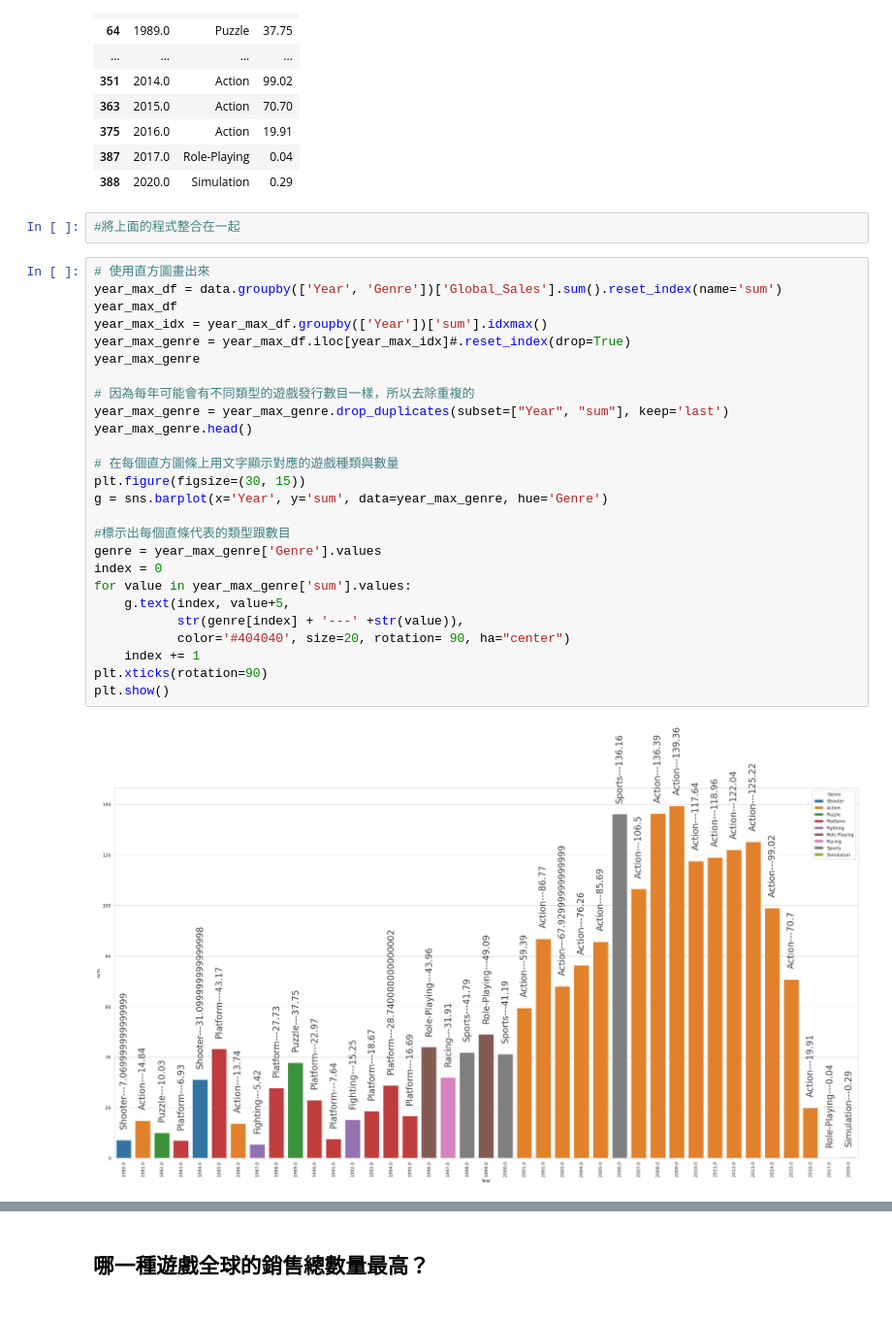
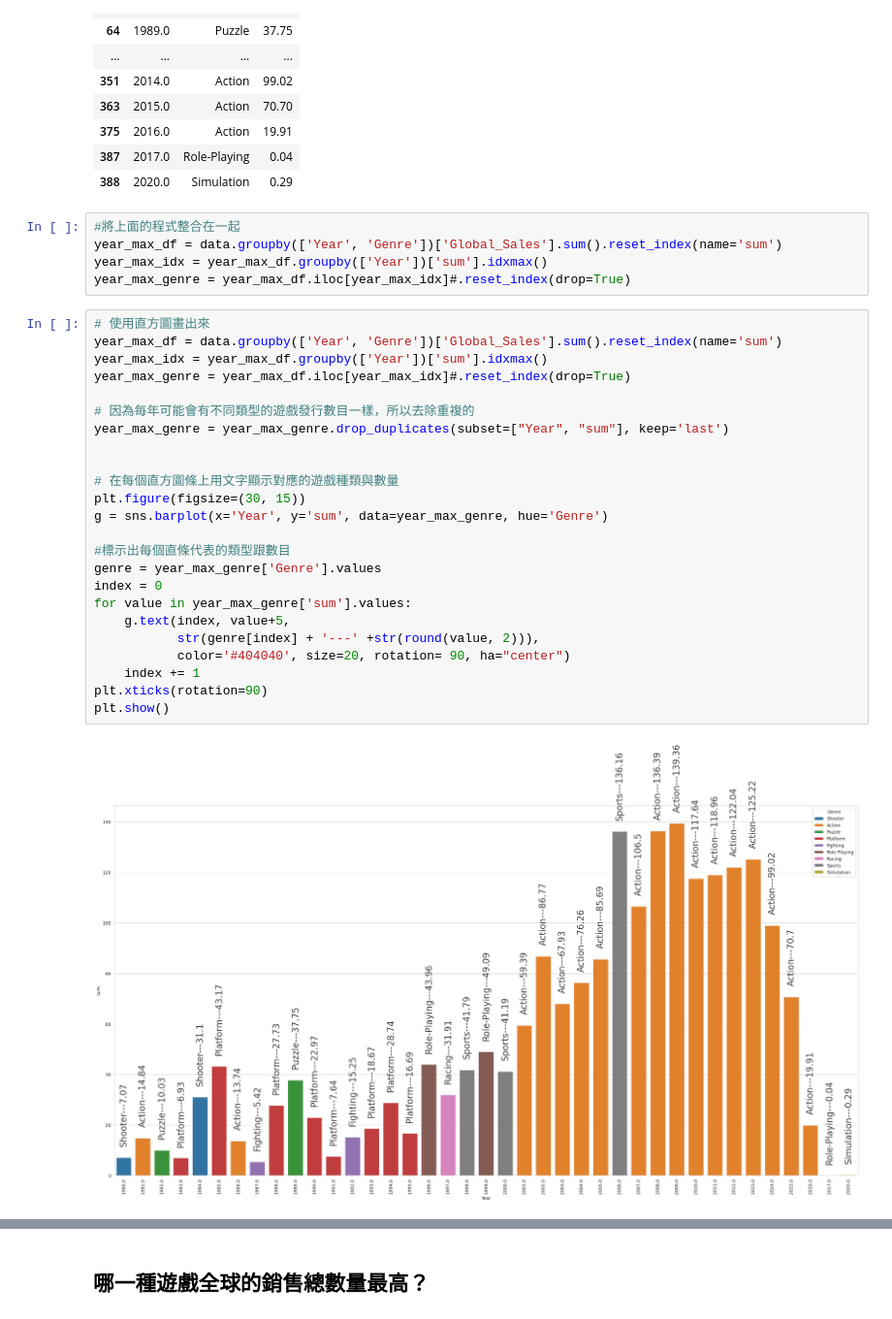
Before and after one commit to Yiting916/data_analysis, a Jupyter notebook: 05-02.LAB_VideoGameSales.ipynb, the cells around one changed output, grey strips where cells are left out. Shown at 97% size. Drawn from its saved outputs; the diff is of its cells as text.

```diff
--- a/05-02.LAB_VideoGameSales.ipynb
+++ b/05-02.LAB_VideoGameSales.ipynb
@@ -692,33 +699,34 @@ year_max_genre
 | 375 | 2016.0 | Action | 19.91 |
 | 387 | 2017.0 | Role-Playing | 0.04 |
 | 388 | 2020.0 | Simulation | 0.29 |
-# %%
-#將上面的程式整合在一起
+# %%
+#將上面的程式整合在一起
+year_max_df = data.groupby(['Year', 'Genre'])['Global_Sales'].sum().reset_index(name='sum')
+year_max_idx = year_max_df.groupby(['Year'])['sum'].idxmax()
+year_max_genre = year_max_df.iloc[year_max_idx]#.reset_index(drop=True)
 # %%
 # 使用直方圖畫出來
 year_max_df = data.groupby(['Year', 'Genre'])['Global_Sales'].sum().reset_index(name='sum')
-year_max_df
 year_max_idx = year_max_df.groupby(['Year'])['sum'].idxmax()
 year_max_genre = year_max_df.iloc[year_max_idx]#.reset_index(drop=True)
-year_max_genre
 
 # 因為每年可能會有不同類型的遊戲發行數目一樣，所以去除重複的
 year_max_genre = year_max_genre.drop_duplicates(subset=["Year", "sum"], keep='last')
-year_max_genre.head()
+
 
 # 在每個直方圖條上用文字顯示對應的遊戲種類與數量
 plt.figure(figsize=(30, 15))
 g = sns.barplot(x='Year', y='sum', data=year_max_genre, hue='Genre')
 
 #標示出每個直條代表的類型跟數目
 genre = year_max_genre['Genre'].values
 index = 0
 for value in year_max_genre['sum'].values:
     g.text(index, value+5,
-           str(genre[index] + '---' +str(value)),
+           str(genre[index] + '---' +str(round(value, 2))),
            color='#404040', size=20, rotation= 90, ha="center")
     index += 1
 plt.xticks(rotation=90)
 plt.show()
 # %% [output]
-[figure, old version]
+[figure, new version]
```
Also changed, not shown: parts of 24 cells of this notebook.
